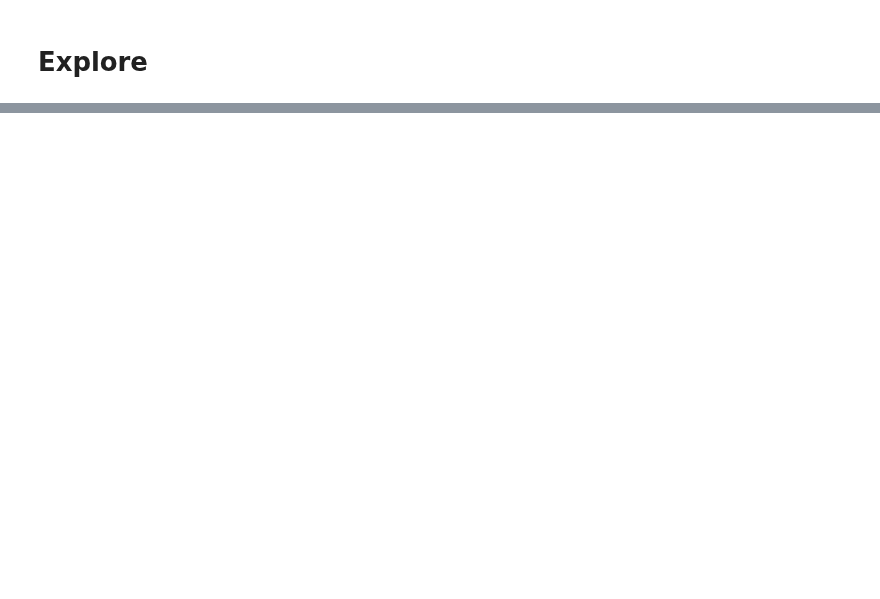
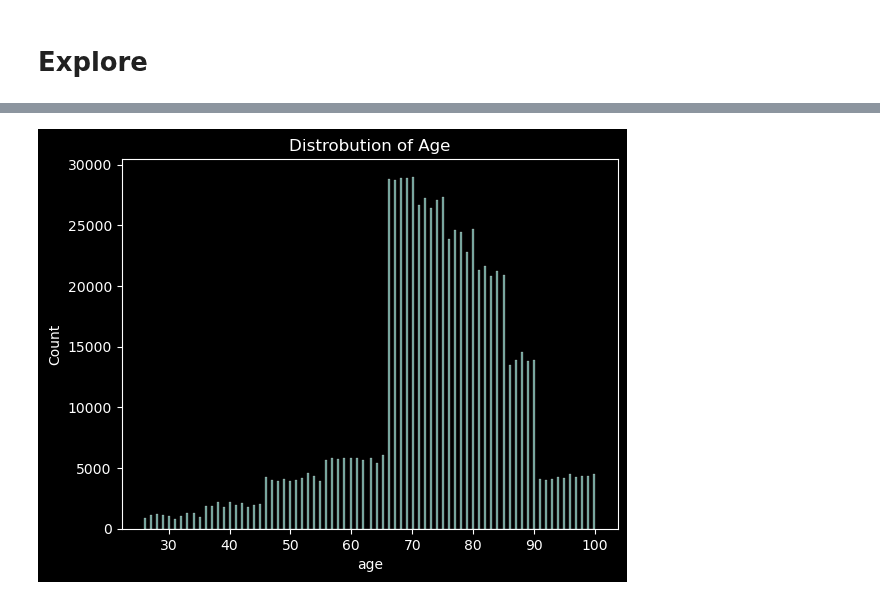
Before and after one commit to AswathyRadha100/Fraud_Detection_In_Healthcare, a Jupyter notebook: Workbooks/Ramiro/draft_health_care_fraud.ipynb, the cells around one changed output, grey strips where cells are left out. Cells and saved outputs as stored; diff of their text form; code cells hidden in the pictures; blank space fills up the shorter version.

```diff
--- a/Workbooks/Ramiro/draft_health_care_fraud.ipynb
+++ b/Workbooks/Ramiro/draft_health_care_fraud.ipynb
@@ -422,0 +504,6 @@ inpatient_df.head(3)
+# %%
+sns.histplot(data= outpatient_df, x='age')
+plt.title('Distrobution of Age')
+plt.show()
+# %% [output]
+[figure, added]
```
Also changed, not shown: parts of 11 cells of this notebook.
